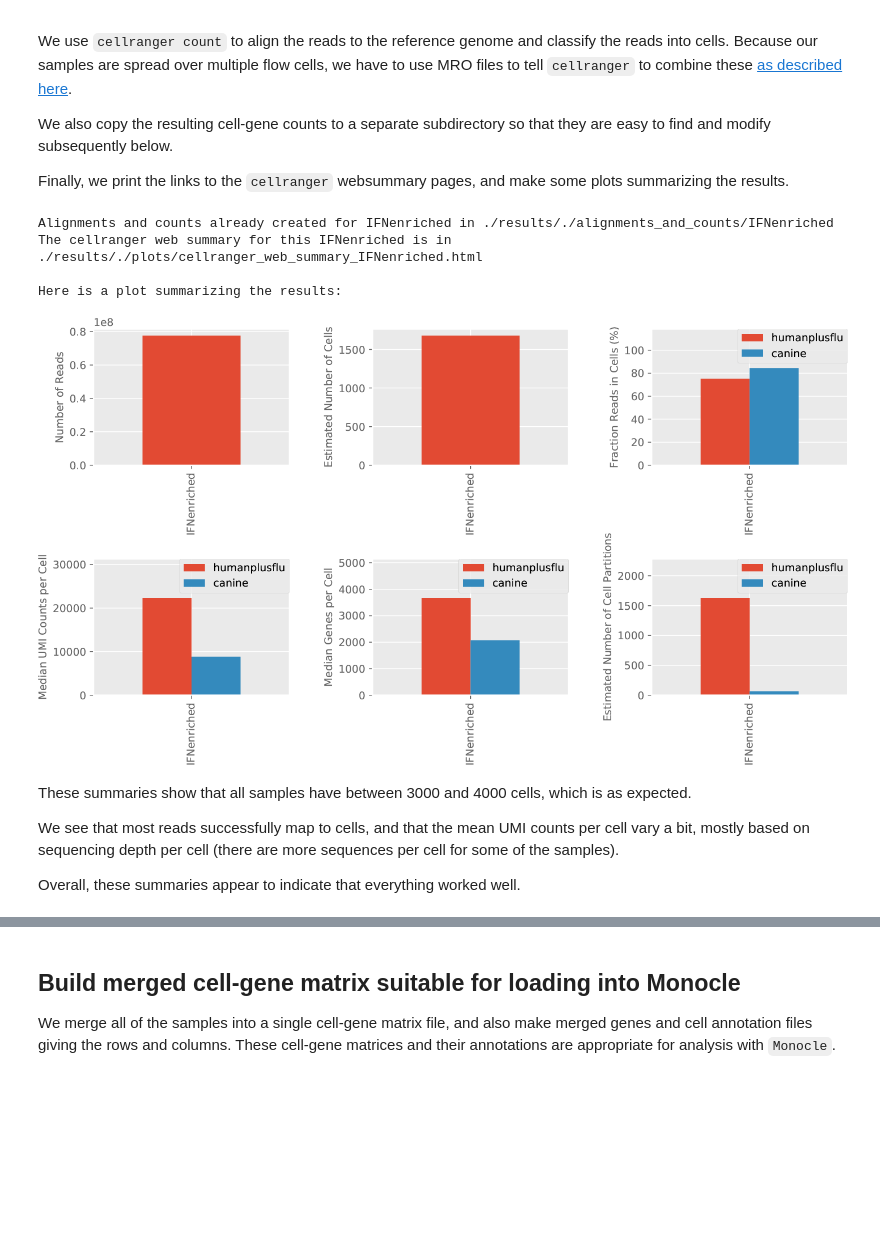
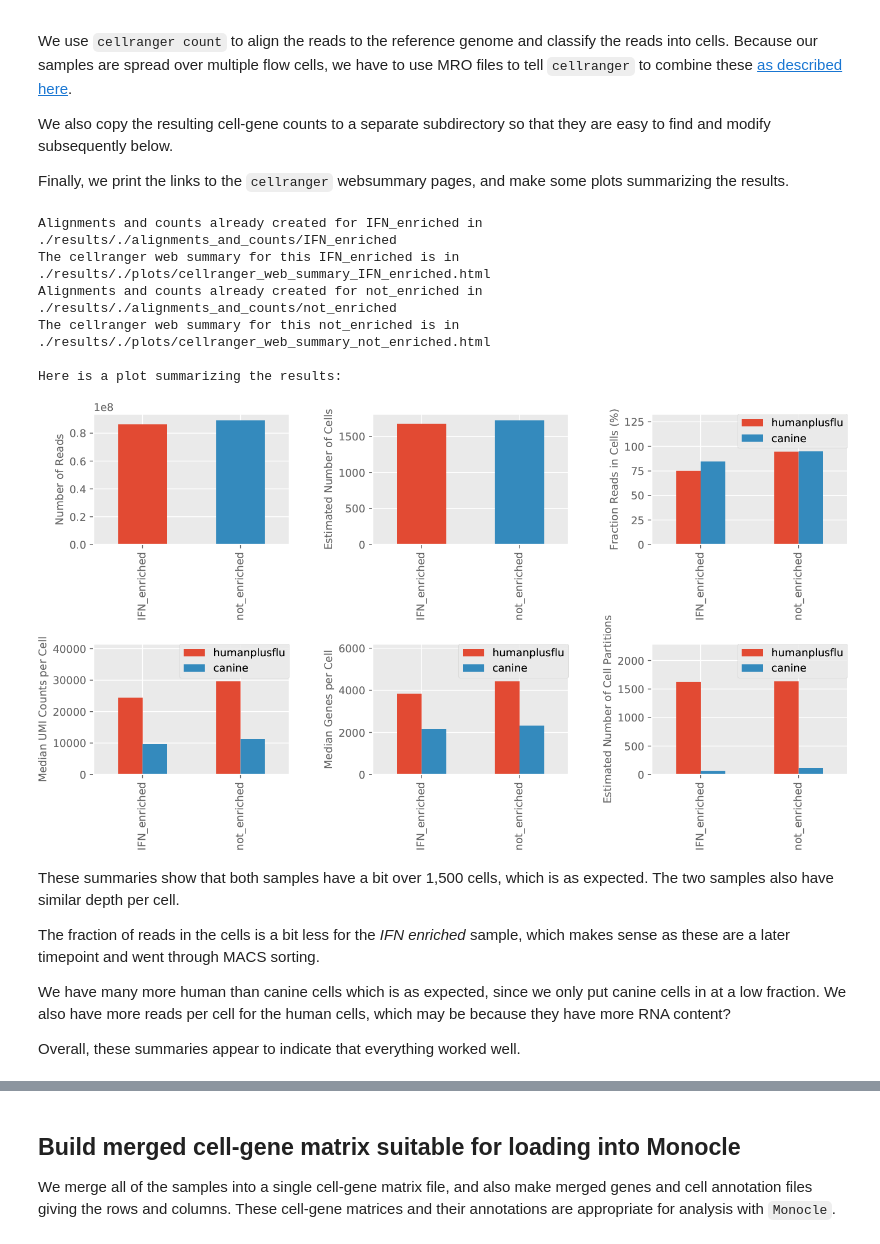
Before and after one commit to jbloomlab/IFNsorted_flu_single_cell, a Jupyter notebook: align_and_annotate.ipynb, the cells around one changed output, grey strips where cells are left out. Cells and saved outputs as stored; diff of their text form; code cells hidden in the pictures; blank space fills up the shorter version.

Commit message:
build full annotated cell-gene matrix

```diff
--- a/align_and_annotate.ipynb
+++ b/align_and_annotate.ipynb
@@ -60,3 +65,5 @@ samples = ['IFNenriched']
+# %%
+samples = ['IFN_enriched', 'not_enriched']
 # %% [markdown]
 There were several sequencing runs.
 Below we define the relevant information for each run, referring to the location of the BCL files on the Hutch cluster.
@@ -78,12 +85,15 @@ flow_cells = dict([
 
 # sample sheets giving lanes and indices for each run
 bcl_samplesheets = {
-        '2017-03-14':'''Lane, Sample,      Index
-                           1, IFNenriched, SI-GA-A3
-                           2, IFNenriched, SI-GA-A3
+        '2017-03-14':'''Lane, Sample,       Index
+                           1, IFN_enriched, SI-GA-A3
+                           2, IFN_enriched, SI-GA-A3
+                           1, not_enriched, SI-GA-A2
+                           2, not_enriched, SI-GA-A2
                      '''.replace(' ', ''),
         '2017-07-21':'''Lane, Sample,      Index
-                           2, IFNenriched, SI-GA-A3
+                           2, IFN_enriched, SI-GA-A3
+                           2, not_enriched, SI-GA-A2
                      '''.replace(' ', ''),
         }
 
@@ -131,6 +142,8 @@ We do **not** worry about including both the wildtype and synonymously barcoded
 
 The resulting genome is named `humanplusflu_and_canine` to reflect the fact that it consists of the concatenated human + influenza genomes, and the canine genome.
 # %%
+celltypes = ['humanplusflu', 'canine']
+
 refgenome = './humanplusflu_and_canine/'
 if not os.path.isdir(refgenome):
     print("Creating reference genome...")
@@ -202,64 +217,74 @@ if not os.path.isdir(countsdir):
     os.mkdir(countsdir)
 
 alignmetrics = []
-cellgene_d = dict([(ftype, {}) for ftype in ['matrix', 'genes', 'barcodes']])
+cellgene_d = collections.defaultdict(lambda: collections.defaultdict(dict))
 counts = {} # directory with cellgenecounts for each sample
 bamfiles = {} # BAM files for each sample, used to annotate synonymous barcodes
 
 for sample in samples:
 
     # process the reads for the sample
-    sample_demuxdirs = [os.path.join(demuxdir, seqrun, 'fastq') for
-            seqrun in seqruns_for_sample[sample]]
+    sample_demuxdirs = [os.path.abspath(os.path.join(demuxdir, seqrun, 'fastq'))
+            for seqrun in seqruns_for_sample[sample]]
     outdir = os.path.join(aligndir, sample)
     websummary = os.path.join(plotsdir, 'cellranger_web_summary_{0}.html'.format(sample))
 
     if os.path.isdir(outdir):
         print("Alignments and counts already created for {0} in {1}".format(sample, outdir))
     else:
         print("Making alignments and counts for {0}...".format(sample))
-        mro = '_{0}_cellrangercount.mro'.format(sample)
-        with open(mro, 'w') as f:
-            f.write(pymodules.utils.multiFlowCellMRO(sample, sample_demuxdirs, refgenome))
-        log = !cellranger count {sample} {mro} --localcores={maxcpus} --nosecondary && mv {sample} {outdir} \
-                && rm {mro}
+        log = !cellranger count \
+                          --id={sample} \
+                          --transcriptome={refgenome} \
+                          --sample={sample} \
+                          --fastqs={','.join(sample_demuxdirs)} \
+                          --localcores={maxcpus} \
+                          --nosecondary
+        !mv {sample} {outdir}
         assert os.path.isdir(outdir)
         print("Alignments and counts for {0} now in {1}".format(sample, outdir))
 
     if not os.path.isfile(websummary):
         shutil.copy(os.path.join(outdir, 'outs', 'web_summary.html'), websummary)
     assert os.path.isfile(websummary), "Can't find {0}".format(websummary)
     print("The cellranger web summary for this {0} is in {1}".format(sample, websummary))
 
     bamfiles[sample] = os.path.join(outdir, 'outs/possorted_genome_bam.bam')
     counts[sample] = os.path.join(countsdir, sample)
     if not os.path.isdir(counts[sample]):
         os.mkdir(counts[sample])
     for f in ['matrix.mtx', 'genes.tsv', 'barcodes.tsv']:
-        fullf = os.path.join(counts[sample], 'humanplusflu_{0}'.format(f))
-        cellgene_d[os.path.splitext(f)[0]][sample] = fullf
-        if not os.path.isfile(fullf):
-            shutil.copy(os.path.join(outdir, 'outs', 'filtered_gene_bc_matrices',
-                    'humanplusflu', f), fullf)
+        for celltype in celltypes:
+            fullf = os.path.join(counts[sample], '{0}_{1}'.format(celltype, f))
+            cellgene_d[celltype][os.path.splitext(f)[0]][sample] = fullf
+            if not os.path.isfile(fullf):
+                shutil.copy(os.path.join(outdir, 'outs',
+                        'filtered_gene_bc_matrices', celltype, f), fullf)
     alignmetrics.append(os.path.join(outdir, 'outs', 'metrics_summary.csv'))
 
 print("\nHere is a plot summarizing the results:")
 countsummaryplot = os.path.join(plotsdir, 'align_and_count_summary.pdf')
 
 pymodules.utils.countSummary(samples, alignmetrics, countsummaryplot,
         celltypes=['humanplusflu', 'canine'])
 pymodules.utils.showPDF(countsummaryplot)
 # %% [output]
-Alignments and counts already created for IFNenriched in ./results/./alignments_and_counts/IFNenriched
-The cellranger web summary for this IFNenriched is in ./results/./plots/cellranger_web_summary_IFNenriched.html
+Alignments and counts already created for IFN_enriched in ./results/./alignments_and_counts/IFN_enriched
+The cellranger web summary for this IFN_enriched is in ./results/./plots/cellranger_web_summary_IFN_enriched.html
+Alignments and counts already created for not_enriched in ./results/./alignments_and_counts/not_enriched
+The cellranger web summary for this not_enriched is in ./results/./plots/cellranger_web_summary_not_enriched.html
 
 Here is a plot summarizing the results:
-[figure, old version]
+[figure, new version]
-# %% [markdown]
-These summaries show that all samples have between 3000 and 4000 cells, which is as expected.
-
-We see that most reads successfully map to cells, and that the mean UMI counts per cell vary a bit, mostly based on sequencing depth per cell (there are more sequences per cell for some of the samples).
-
-Overall, these summaries appear to indicate that everything worked well.
+# %% [markdown]
+These summaries show that both samples have a bit over 1,500 cells, which is as expected.
+The two samples also have similar depth per cell.
+
+The fraction of reads in the cells is a bit less for the _IFN enriched_ sample, which makes sense as these are a later timepoint and went through MACS sorting.
+
+We have many more human than canine cells which is as expected, since we only put canine cells in at a low fraction.
+We also have more reads per cell for the human cells, which may be because they have more RNA content?
+
+Overall, these summaries appear to indicate that everything worked well.
 # %% [markdown]
 ## Annotate synonymous barcodes on the influenza reads
```
Also changed, not shown: parts of 14 cells of this notebook, 1 other file.
